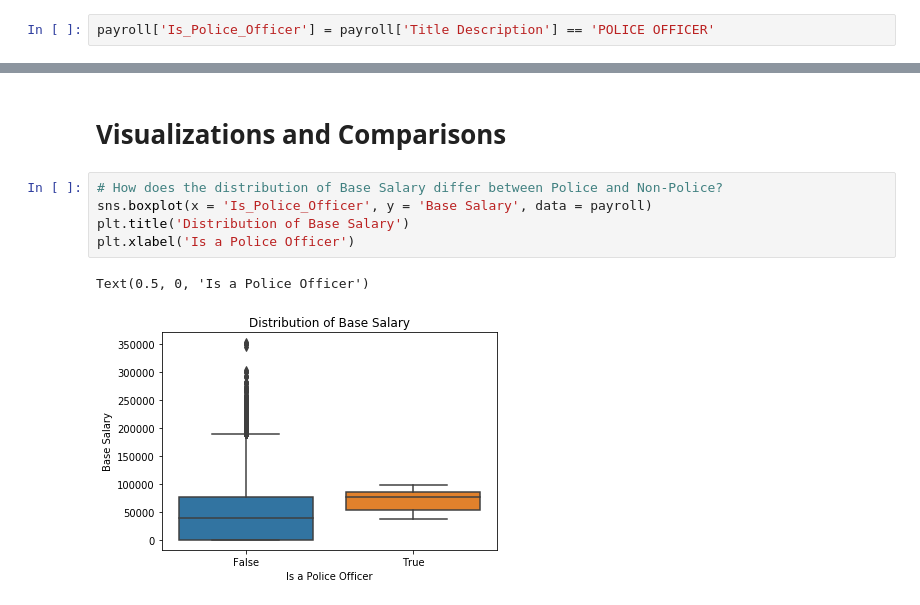
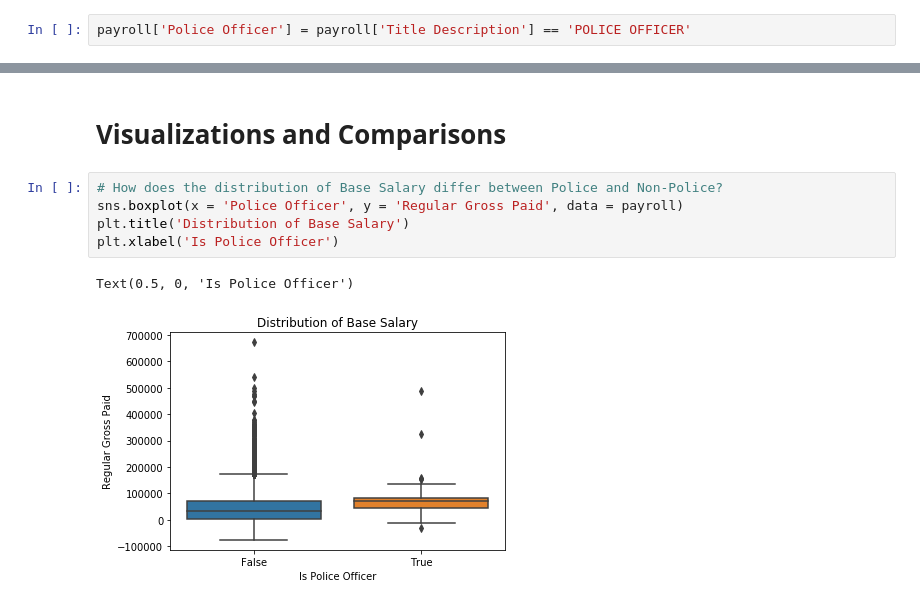
Before and after one commit to mitchell-jones/ny-police-data, a Jupyter notebook: NY Public Record Data Exploration 2016 - 2019.ipynb, the cells around one changed output, grey strips where cells are left out. Saved outputs shown, nothing was run; the diff lists cells and outputs as text.

```diff
--- a/NY Public Record Data Exploration 2016 - 2019.ipynb
+++ b/NY Public Record Data Exploration 2016 - 2019.ipynb
@@ -228,4 +228,4 @@ All Police Officers belong to the Police Department but not all Police Departmen
 payroll['Agency Name'] = payroll['Agency Name'].str.upper()
 payroll['Title Description'] = payroll['Title Description'].str.upper()
 # %%
-payroll['Is_Police_Officer'] = payroll['Title Description'] == 'POLICE OFFICER'
+payroll['Police Officer'] = payroll['Title Description'] == 'POLICE OFFICER'
@@ -250,9 +233,9 @@ payroll_2019
 # Visualizations and Comparisons
 # %%
 # How does the distribution of Base Salary differ between Police and Non-Police?
-sns.boxplot(x = 'Is_Police_Officer', y = 'Base Salary', data = payroll)
+sns.boxplot(x = 'Police Officer', y = 'Regular Gross Paid', data = payroll)
 plt.title('Distribution of Base Salary')
-plt.xlabel('Is a Police Officer')
+plt.xlabel('Is Police Officer')
 # %% [output]
-Text(0.5, 0, 'Is a Police Officer')
+Text(0.5, 0, 'Is Police Officer')
-[figure, old version]
+[figure, new version]
```
Also changed, not shown: parts of 11 cells of this notebook.
